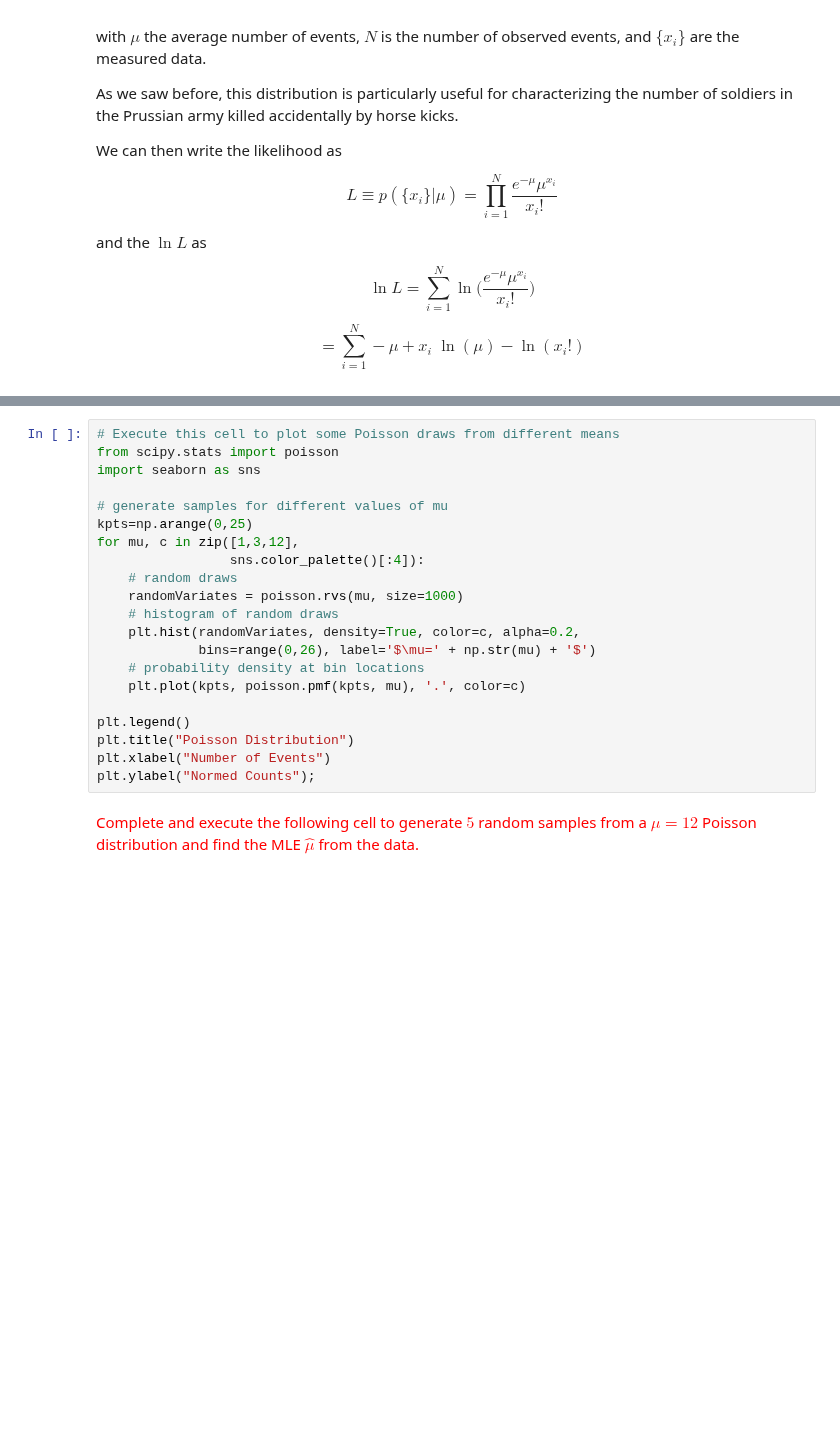
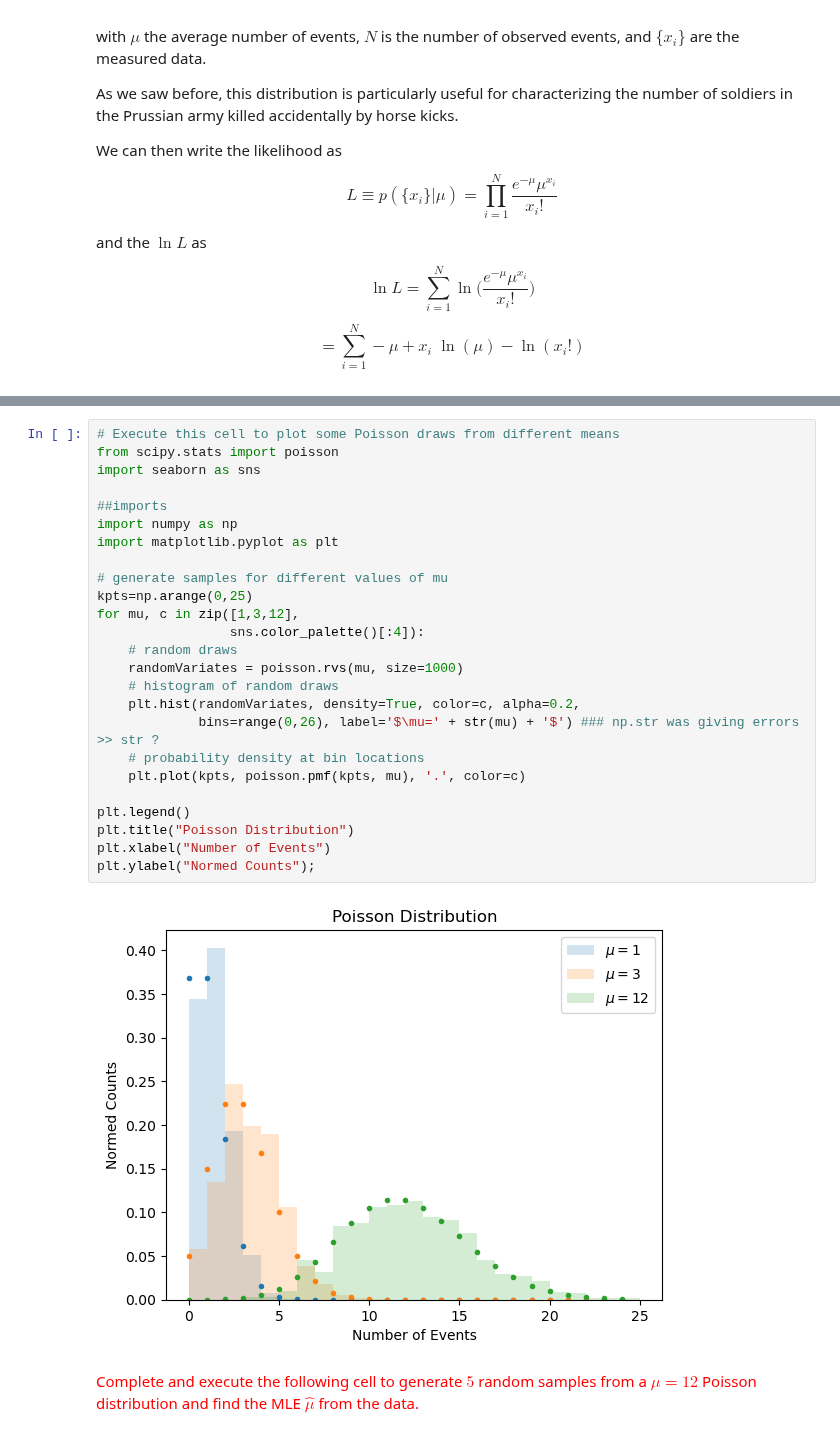
Before and after one commit to NihanPol/ASTR_3300_S2025, a Jupyter notebook: coursework/student_folders/june_ryu/class_participation/Lecture_5_JuneRyu.ipynb, the cells around one changed output, grey strips where cells are left out. Saved outputs shown, nothing was run; the diff lists cells and outputs as text; blank space fills up the shorter version.

```diff
--- a/coursework/student_folders/june_ryu/class_participation/Lecture_5_JuneRyu.ipynb
+++ b/coursework/student_folders/june_ryu/class_participation/Lecture_5_JuneRyu.ipynb
@@ -505,24 +534,30 @@ $$= \sum_{i=1}^{N} -\mu + x_i \; \ln(\mu) - \ln({x_i!})$$
 # %%
 # Execute this cell to plot some Poisson draws from different means
 from scipy.stats import poisson
 import seaborn as sns
+
+##imports
+import numpy as np
+import matplotlib.pyplot as plt
 
 # generate samples for different values of mu
 kpts=np.arange(0,25)
 for mu, c in zip([1,3,12],
                  sns.color_palette()[:4]):
     # random draws
     randomVariates = poisson.rvs(mu, size=1000)
     # histogram of random draws
     plt.hist(randomVariates, density=True, color=c, alpha=0.2,
-             bins=range(0,26), label='$\mu=' + np.str(mu) + '$')
+             bins=range(0,26), label='$\mu=' + str(mu) + '$') ### np.str was giving errors >> str ?
     # probability density at bin locations
     plt.plot(kpts, poisson.pmf(kpts, mu), '.', color=c)
 
 plt.legend()
 plt.title("Poisson Distribution")
 plt.xlabel("Number of Events")
 plt.ylabel("Normed Counts");
+# %% [output]
+[figure, added]
 # %% [markdown]
 <font color='red'>Complete and execute the following cell to generate $5$ random samples from a $\mu=12$ Poisson distribution and find the MLE $\hat\mu$ from the data.</font>
 # %%
```
Also changed, not shown: parts of 10 cells of this notebook.
